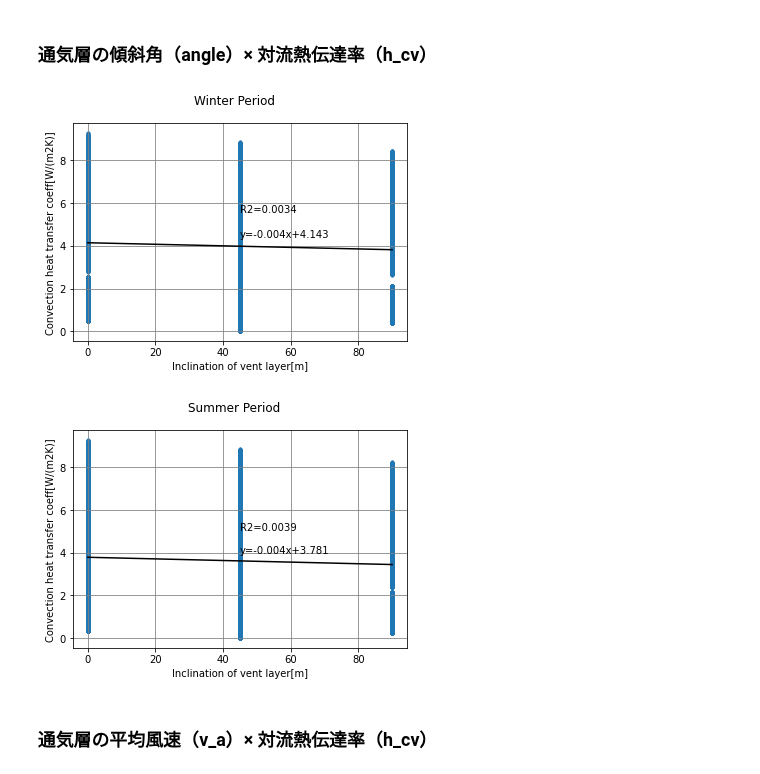
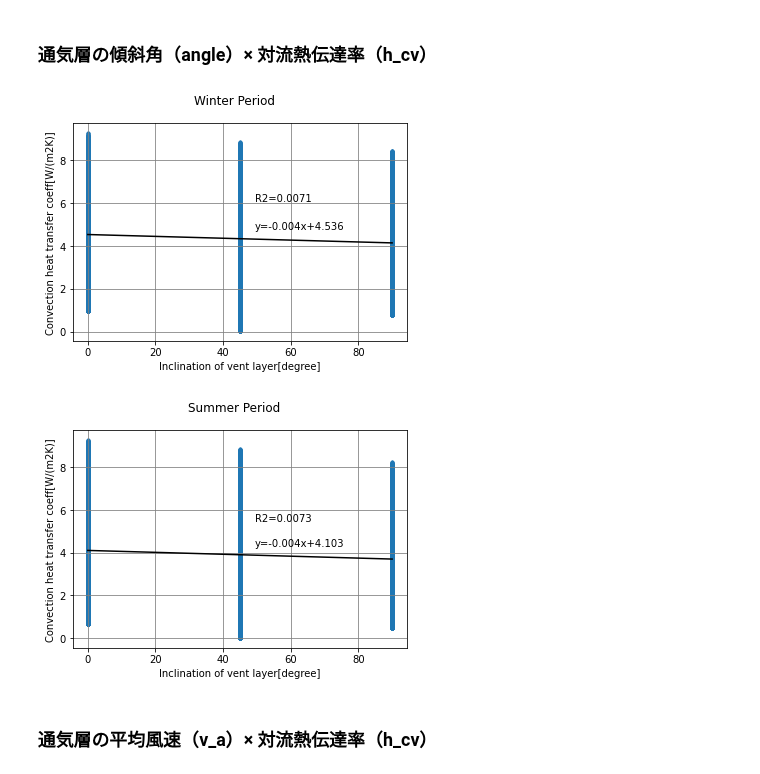
Before and after one commit to BRI-EES-House/03_ventilation_layer, a Jupyter notebook: ventilation_wall_analysis_convection_heat_transfer_coefficient .ipynb, the cells around one changed output. Cells and saved outputs as stored; diff of their text form; code cells hidden in the pictures.

```diff
--- a/ventilation_wall_analysis_convection_heat_transfer_coefficient .ipynb
+++ b/ventilation_wall_analysis_convection_heat_transfer_coefficient .ipynb
@@ -12,7 +12,7 @@ from sklearn.linear_model import LinearRegression
 ## 分析用データの読み込み
 # %%
 # CSVファイルを読み込む
-df = pd.read_csv('wall_status_data_frame.csv', index_col=0)
+df = pd.read_csv('wall_status_data_frame_detailed.csv', index_col=0)
 
 # 温度差の列を追加
 df["delta_theta_as_e-theta_r"] = df["theta_as_e"] - df["theta_r"]
@@ -99,7 +97,8 @@ df_summer.loc[:,["h_cv","h_rv"]].describe()
 ## 作図用の関数を定義
 ### 散布図（線形回帰式あり）を作図する関数を定義
 # %%
-def setPltSingle(df:pd.DataFrame, fig_title:str, x_label:str, y_label:str, x_data_name:str, y_data_name:str):
+def setPltSingle(df:pd.DataFrame, fig_title:str, x_label:str, y_label:str, x_data_name:str, y_data_name:str,
+                is_fit_intercept:bool):
 
     """
     グラフを描画する（2変数の散布図、線形回帰式あり）
@@ -120,7 +119,8 @@ def setPltSingle(df:pd.DataFrame, fig_title:str, x_label:str, y_label:str, x_dat
     fig.suptitle(fig_title)
 
     # 単回帰分析を行うsklearn.linear_model.LinearRegressionクラスを読み込み
-    model_lr = LinearRegression()
+    # fit_intercept:切片を求める計算をするか（True:切片を計算する、False:切片を計算しない）
+    model_lr = LinearRegression(fit_intercept=is_fit_intercept)
 
     # 補助軸の設定
     ax.grid(which='major', color='gray', linestyle='-')
@@ -137,7 +137,10 @@ def setPltSingle(df:pd.DataFrame, fig_title:str, x_label:str, y_label:str, x_dat
     # 線形回帰モデルを作成
     model_lr.fit(x, y)
     a = model_lr.coef_[0][0]   # 回帰係数
-    b = model_lr.intercept_[0] # 切片 (誤差)
+    if is_fit_intercept == True:  # 切片 (誤差)
+        b = model_lr.intercept_[0]
+    else:
+        b = model_lr.intercept_
     r2 = model_lr.score(x, y)  # 決定係数
 
     # 散布図の描画設定
@@ -147,12 +150,10 @@ def setPltSingle(df:pd.DataFrame, fig_title:str, x_label:str, y_label:str, x_dat
     ax.plot(x, model_lr.predict(x),color="black")
 
     # 近似式の表示（text関数の引数：x座標、y座標、表示するテキスト）
-    ax.text(np.mean(x), np.mean(y) + np.mean(y) * 0.1, 'y='+ str(round(a, 3)) +'x+'+str(round(b,3)))
-    #ax.text(np.median(x) + np.median(x) * 0.1, np.median(y), 'y='+ str(round(a, 3)) +'x+'+str(round(b,3)))
+    ax.text(np.mean(x) + np.mean(x) * 0.1, np.mean(y) + np.mean(y) * 0.1, 'y='+ str(round(a, 3)) +'x+'+str(round(b,3)))
 
     # 決定係数の表示
-    ax.text(np.mean(x), np.mean(y) + np.mean(y) * 0.4, 'R2='+ str(round(r2,4)))
-    #ax.text(np.median(x) + np.median(x) * 0.1, np.median(y)-1, 'R2='+ str(round(r2,4)))
+    ax.text(np.mean(x) + np.mean(x) * 0.1, np.mean(y) + np.mean(y) * 0.4, 'R2='+ str(round(r2,4)))
 
     # グラフ描画
     plt.show()
@@ -437,24 +553,26 @@ setPltSingle(df = df_summer,
 # %%
 # 冬期条件
 setPltSingle(df = df_winter,
        fig_title = "Winter Period",
-       x_label = "Inclination of vent layer[m]",
+       x_label = "Inclination of vent layer[degree]",
        y_label = "Convection heat transfer coeff[W/(m2K)]",
        x_data_name = "angle",
-       y_data_name = "h_cv"
+       y_data_name = "h_cv",
+       is_fit_intercept = True
       )
 
 # 夏期条件
 setPltSingle(df = df_summer,
        fig_title = "Summer Period",
-       x_label = "Inclination of vent layer[m]",
+       x_label = "Inclination of vent layer[degree]",
        y_label = "Convection heat transfer coeff[W/(m2K)]",
        x_data_name = "angle",
-       y_data_name = "h_cv"
+       y_data_name = "h_cv",
+       is_fit_intercept = True
       )
 # %% [output]
-[figure, old version]
+[figure, new version]
-[figure, old version]
+[figure, new version]
 # %% [markdown]
 ### 通気層の平均風速（v_a）× 対流熱伝達率（h_cv）
 # %%
```
Also changed, not shown: parts of 47 cells of this notebook.
